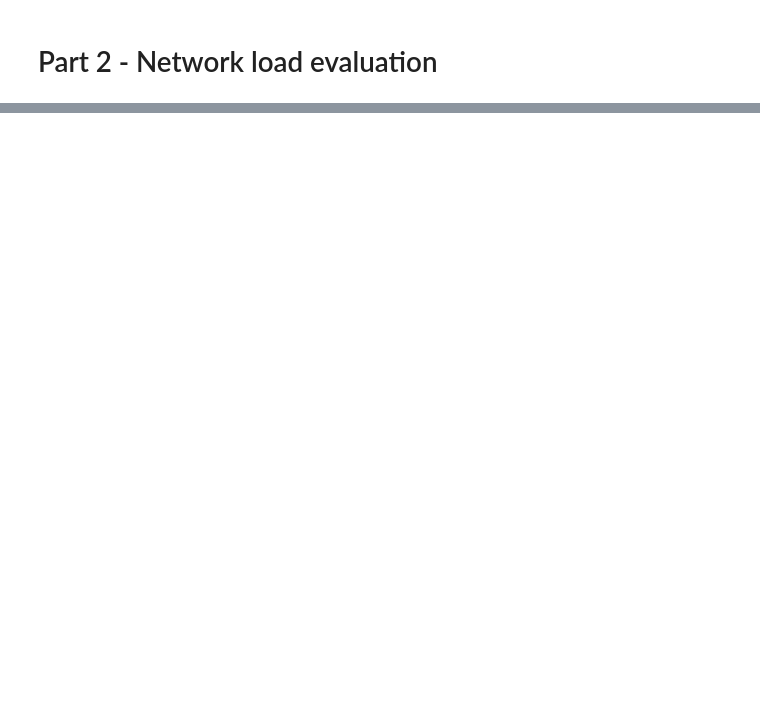
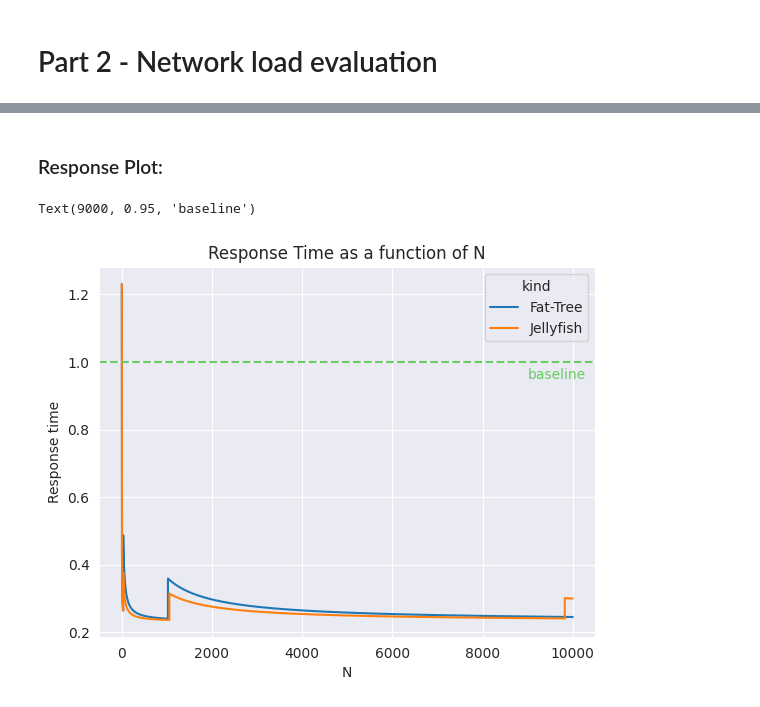
Before and after one commit to Mamiglia/NBD-DC_HW1, a Jupyter notebook: part-two.ipynb, the cells around one changed output, grey strips where cells are left out. Saved outputs shown, nothing was run; the diff lists cells and outputs as text; code cells hidden in the pictures; blank space fills up the shorter version.

```diff
--- a/part-two.ipynb
+++ b/part-two.ipynb
@@ -15,0 +43,6 @@ N = 10000
+# %%
+ft = nx.full_rary_tree(r = k, n=sum(k**i for i in range(4)))
+
+# define endpoints
+ft_servers = leaves(ft)
+ft.add_nodes_from(ft_servers, server=True)
@@ -40,10 +112,0 @@ ft.add_nodes_from(ft, server=True)
-# %%
-def n_closest(g: nx.Graph, src: int, n: int, targets: set = None) -> list :
-    sp = nx.single_source_shortest_path_length(rrg, src)
-    del sp[src]
-    servers = {k for k,v in rrg.nodes(data=True) if 'server' in v} if targets is None else targets
-    sp_servers = {k:sp[k] for k in sp.keys() & servers}
-
-    return dict(sorted(sp_servers.items(), key=lambda item: item[1]))
-
-n_closest(rrg, -1, 10)
@@ -52,0 +132,10 @@ servers
+# %%
+trials = pd.concat([
+    simulation(ft,  N),
+    simulation(rrg, N)
+],
+    keys=['Fat-Tree','Jellyfish'],
+    names=['kind', 'id']
+)
+trials = trials.reset_index(level='kind').reset_index(drop=True)
+trials
@@ -52,0 +156,23 @@ servers
+# %%
+R_baseline = constants.setup_time + constants.mean_total_compute_time
+trials['R_scaled'] = trials.R / R_baseline
+# %% [markdown]
+### Response Plot:
+# %%
+sns.set_style('darkgrid')
+baseline_color = sns.color_palette('muted')[2]
+ax = sns.lineplot(
+    trials,
+    x = 'N',
+    y = 'R_scaled',
+    hue = 'kind'
+)
+ax.set(
+    title = 'Response Time as a function of N',
+    ylabel = 'Response time'
+)
+plt.axhline(y=1, color=baseline_color, linestyle = '--')
+plt.annotate('baseline', xy = (9000, .95), color = baseline_color)
+# %% [output]
+Text(9000, 0.95, 'baseline')
+[figure, added]
```
Also changed, not shown: parts of 29 cells of this notebook, 3 other files.
